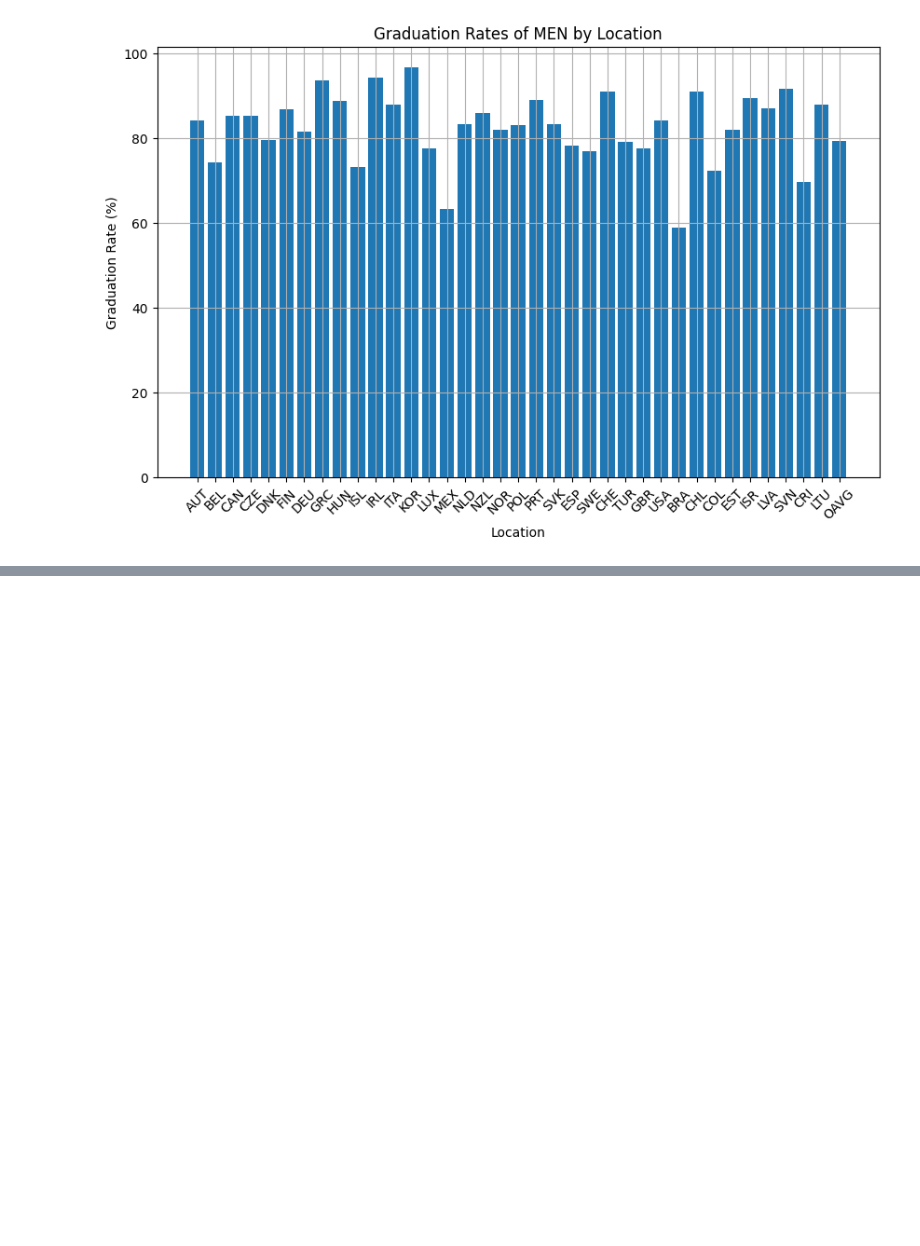
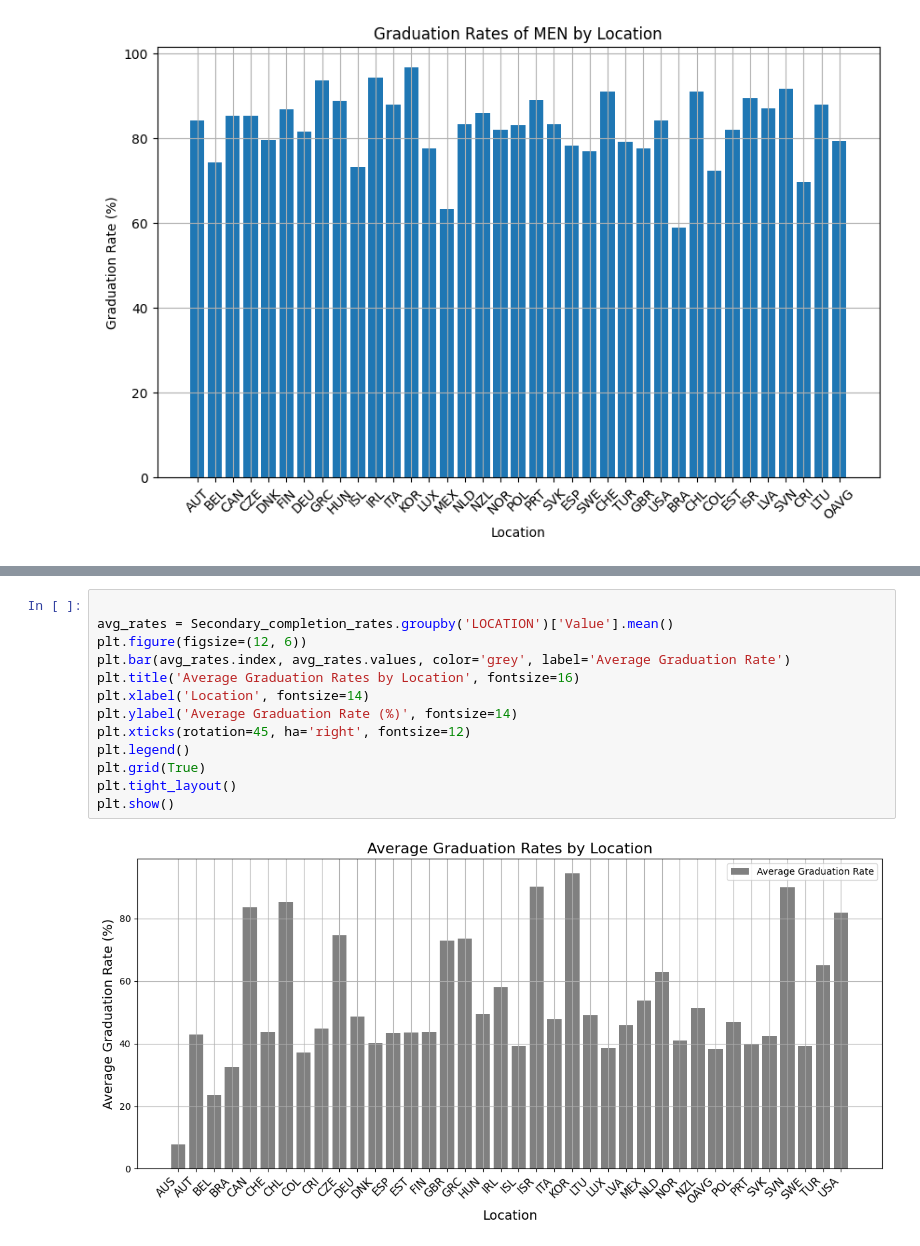
Before and after one commit to Zahraa-Tanana/Data_project, a Jupyter notebook: data_introduction/panda.ipynb, the cells around one changed output, grey strips where cells are left out. Cells and saved outputs as stored; diff of their text form; blank space fills up the shorter version.

```diff
--- a/data_introduction/panda.ipynb
+++ b/data_introduction/panda.ipynb
@@ -170,0 +141,15 @@ plt.show()
+# %%
+
+avg_rates = Secondary_completion_rates.groupby('LOCATION')['Value'].mean()
+plt.figure(figsize=(12, 6))
+plt.bar(avg_rates.index, avg_rates.values, color='grey', label='Average Graduation Rate')
+plt.title('Average Graduation Rates by Location', fontsize=16)
+plt.xlabel('Location', fontsize=14)
+plt.ylabel('Average Graduation Rate (%)', fontsize=14)
+plt.xticks(rotation=45, ha='right', fontsize=12)
+plt.legend()
+plt.grid(True)
+plt.tight_layout()
+plt.show()
+# %% [output]
+[figure, added]
```
Also changed, not shown: parts of 4 cells of this notebook, 1 other file.
